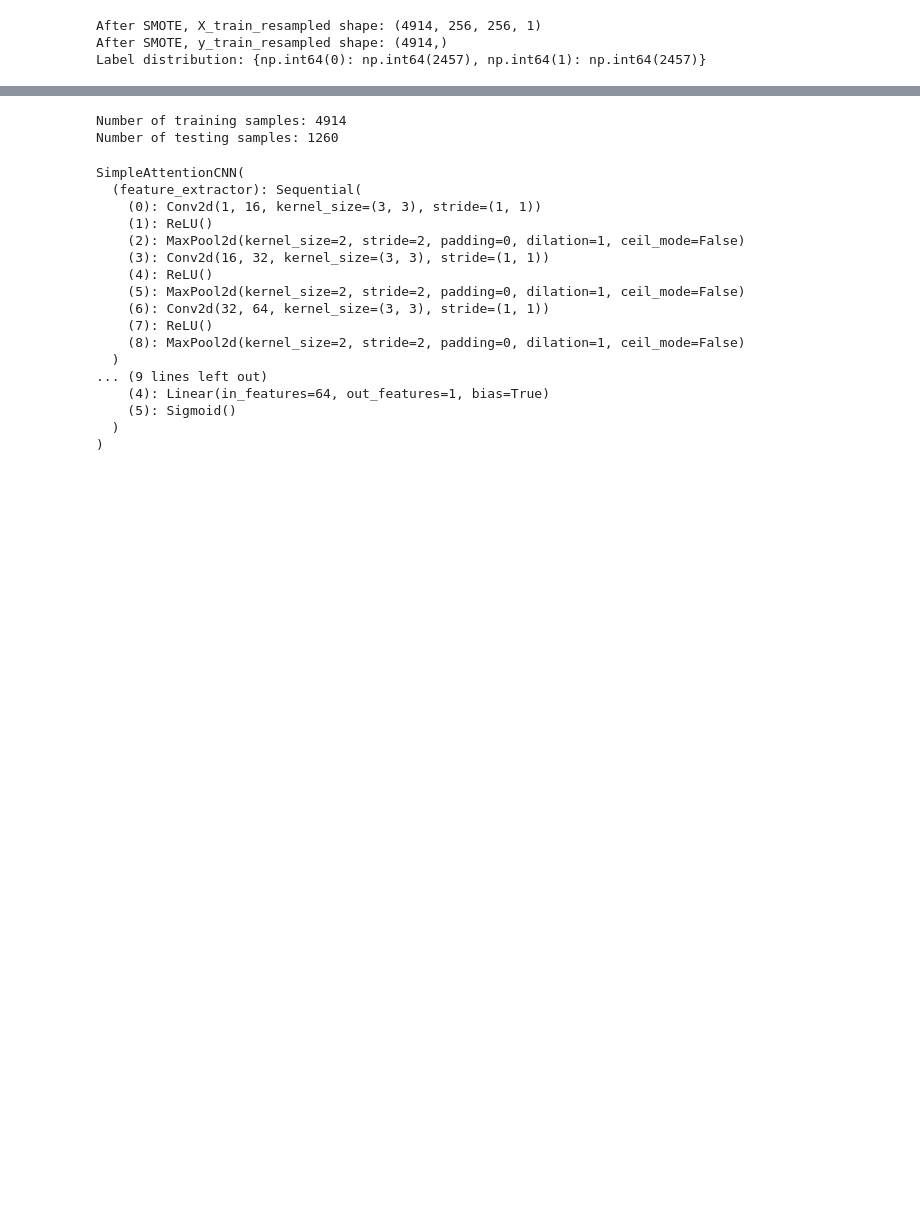
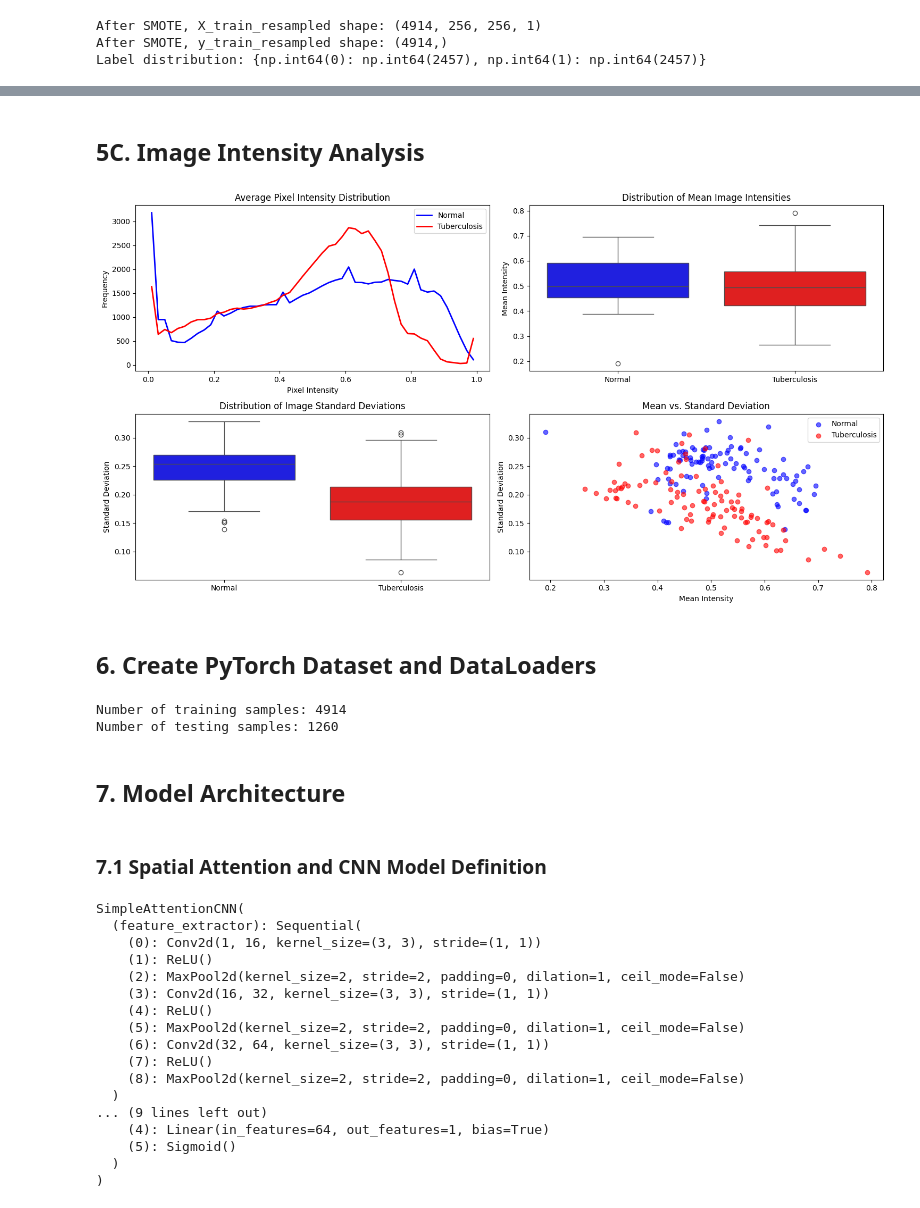
Before and after one commit to onethdias07/Clinician-Guided-Grad-CAM, a Jupyter notebook: model/tuberculosis-CNN-model.ipynb, the cells around one changed output, grey strips where cells are left out. Drawn from its saved outputs; the diff is of its cells as text; code cells hidden in the pictures; blank space fills up the shorter version.

```diff
--- a/model/tuberculosis-CNN-model.ipynb
+++ b/model/tuberculosis-CNN-model.ipynb
@@ -93,3 +192,78 @@ Label distribution: {np.int64(0): np.int64(2457), np.int64(1): np.int64(2457)}
+# %% [markdown]
+## 5C. Image Intensity Analysis
+# %%
+# Analyze image intensity distributions
+plt.figure(figsize=(15, 8))
+
+# Randomly sample images for analysis
+n_samples = min(100, len(normal_indices), len(tb_indices))
+normal_analysis = np.random.choice(normal_indices, n_samples, replace=False)
+tb_analysis = np.random.choice(tb_indices, n_samples, replace=False)
+
+# Compute mean intensity histograms for each class
+normal_hist = np.zeros(50)
+tb_hist = np.zeros(50)
+
+for idx in normal_analysis:
+    img = np.squeeze(X_train_resampled[idx])
+    hist, _ = np.histogram(img, bins=50, range=(0, 1))
+    normal_hist += hist
+
+for idx in tb_analysis:
+    img = np.squeeze(X_train_resampled[idx])
+    hist, _ = np.histogram(img, bins=50, range=(0, 1))
+    tb_hist += hist
+
+# Normalize the histograms
+normal_hist = normal_hist / n_samples
+tb_hist = tb_hist / n_samples
+
+# Plot the average intensity histograms
+plt.subplot(2, 2, 1)
+bin_edges = np.linspace(0, 1, 51)
+bin_centers = (bin_edges[:-1] + bin_edges[1:]) / 2
+plt.plot(bin_centers, normal_hist, label='Normal', color='blue', linewidth=2)
+plt.plot(bin_centers, tb_hist, label='Tuberculosis', color='red', linewidth=2)
+plt.legend()
+plt.title('Average Pixel Intensity Distribution')
+plt.xlabel('Pixel Intensity')
+plt.ylabel('Frequency')
+
+# Compute mean and standard deviation of pixel values for each class
+normal_means = [np.mean(np.squeeze(X_train_resampled[idx])) for idx in normal_analysis]
+normal_stds = [np.std(np.squeeze(X_train_resampled[idx])) for idx in normal_analysis]
+tb_means = [np.mean(np.squeeze(X_train_resampled[idx])) for idx in tb_analysis]
+tb_stds = [np.std(np.squeeze(X_train_resampled[idx])) for idx in tb_analysis]
+
+# Plot mean intensity boxplot
+plt.subplot(2, 2, 2)
+sns.boxplot(data=[normal_means, tb_means], palette=['blue', 'red'])
+plt.xticks([0, 1], ['Normal', 'Tuberculosis'])
+plt.title('Distribution of Mean Image Intensities')
+plt.ylabel('Mean Intensity')
+
+# Plot standard deviation boxplot
+plt.subplot(2, 2, 3)
+sns.boxplot(data=[normal_stds, tb_stds], palette=['blue', 'red'])
+plt.xticks([0, 1], ['Normal', 'Tuberculosis'])
+plt.title('Distribution of Image Standard Deviations')
+plt.ylabel('Standard Deviation')
+
+# Scatter plot of mean vs std
+plt.subplot(2, 2, 4)
+plt.scatter(normal_means, normal_stds, alpha=0.6, label='Normal', color='blue')
+plt.scatter(tb_means, tb_stds, alpha=0.6, label='Tuberculosis', color='red')
+plt.xlabel('Mean Intensity')
+plt.ylabel('Standard Deviation')
+plt.title('Mean vs. Standard Deviation')
+plt.legend()
+
+plt.tight_layout()
+plt.show()
+# %% [output]
+[figure, added]
+# %% [markdown]
+## 6. Create PyTorch Dataset and DataLoaders
 # %%
 class TBChestXrayDataset(Dataset):
     """
@@ -158,6 +332,10 @@ print("Number of testing samples:", len(test_dataset))
 # %% [output]
 Number of training samples: 4914
 Number of testing samples: 1260
+# %% [markdown]
+## 7. Model Architecture
+# %% [markdown]
+### 7.1 Spatial Attention and CNN Model Definition
 # %%
 class SpatialAttention(nn.Module):
     """
```
Also changed, not shown: parts of 38 cells of this notebook, 1 other file.
